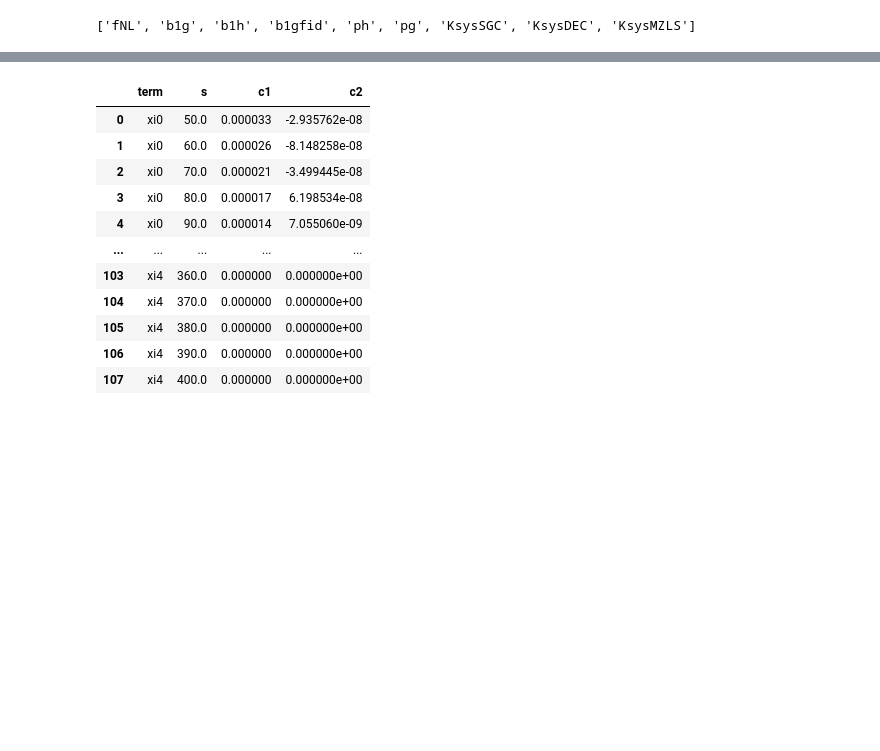
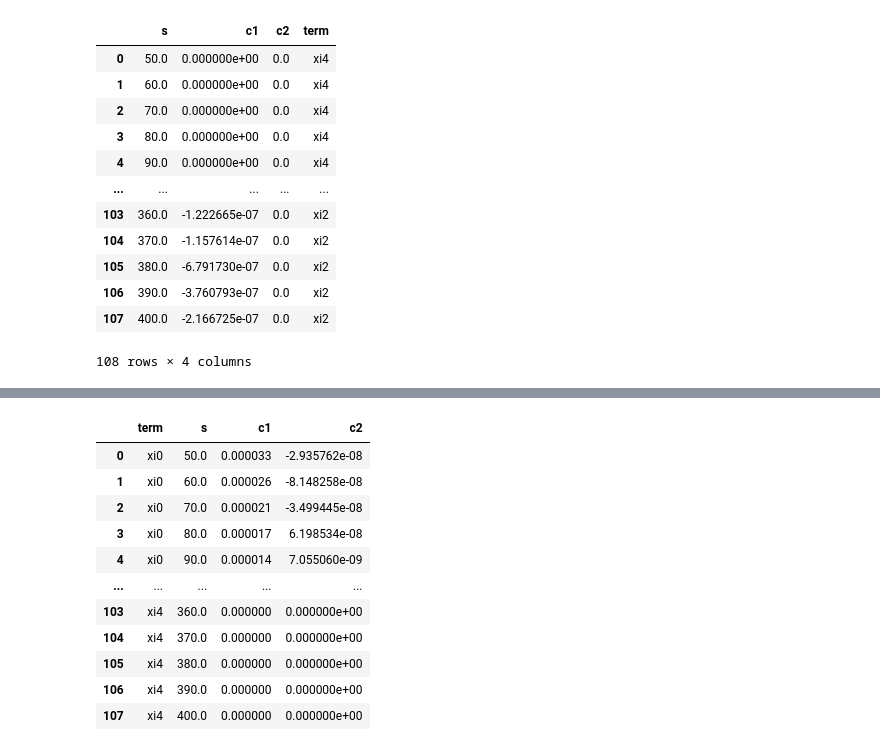
Before and after one commit to Hugh-Randall/MCMC_chain_code, a Jupyter notebook: scratch_work.ipynb, the cells around one changed output, grey strips where cells are left out. Saved outputs shown, nothing was run; the diff lists cells and outputs as text; code cells hidden in the pictures; blank space fills up the shorter version.

```diff
--- a/scratch_work.ipynb
+++ b/scratch_work.ipynb
@@ -25,4 +42,19 @@ dict_keys(['fNL', 'b1g', 'b1h', 'b1gfid', 'ph', 'pg', 'KsysSGC', 'KsysDEC', 'Ksy
 # %%
-ch.show_params()
+terms = ['xi4', 'xi0','xi2']
+df['term'] = pd.Categorical(df['term'], categories=terms, ordered=True)
+df = df.sort_values(['term', 's']).reset_index(drop=True)
+df
 # %% [output]
+|  | s | c1 | c2 | term |
+| 0 | 50.0 | 0.000000e+00 | 0.0 | xi4 |
+| 1 | 60.0 | 0.000000e+00 | 0.0 | xi4 |
+| 2 | 70.0 | 0.000000e+00 | 0.0 | xi4 |
+| 3 | 80.0 | 0.000000e+00 | 0.0 | xi4 |
+| 4 | 90.0 | 0.000000e+00 | 0.0 | xi4 |
+| ... | ... | ... | ... | ... |
+| 103 | 360.0 | -1.222665e-07 | 0.0 | xi2 |
+| 104 | 370.0 | -1.157614e-07 | 0.0 | xi2 |
+| 105 | 380.0 | -6.791730e-07 | 0.0 | xi2 |
+| 106 | 390.0 | -3.760793e-07 | 0.0 | xi2 |
+| 107 | 400.0 | -2.166725e-07 | 0.0 | xi2 |
-['fNL', 'b1g', 'b1h', 'b1gfid', 'ph', 'pg', 'KsysSGC', 'KsysDEC', 'KsysMZLS']
+108 rows × 4 columns
```
Also changed, not shown: parts of 5 cells of this notebook, 3 other files.
